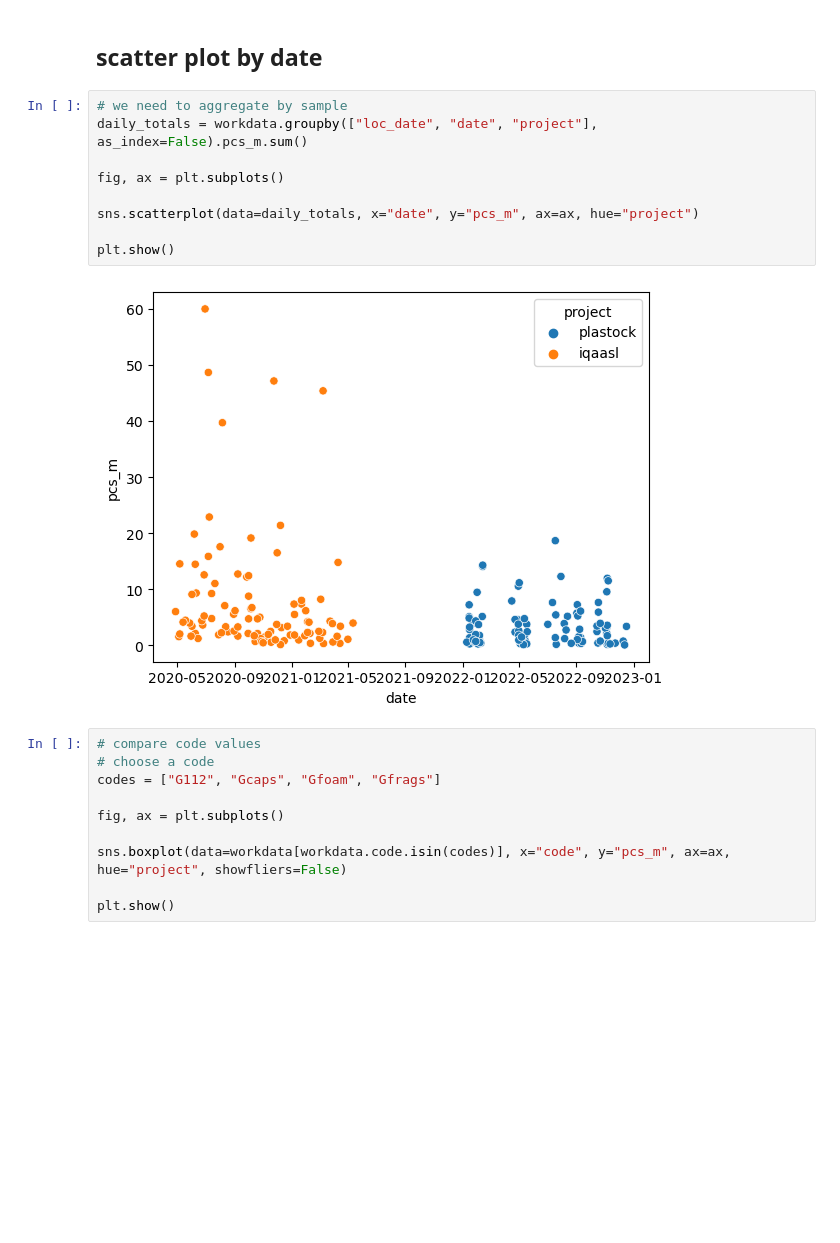
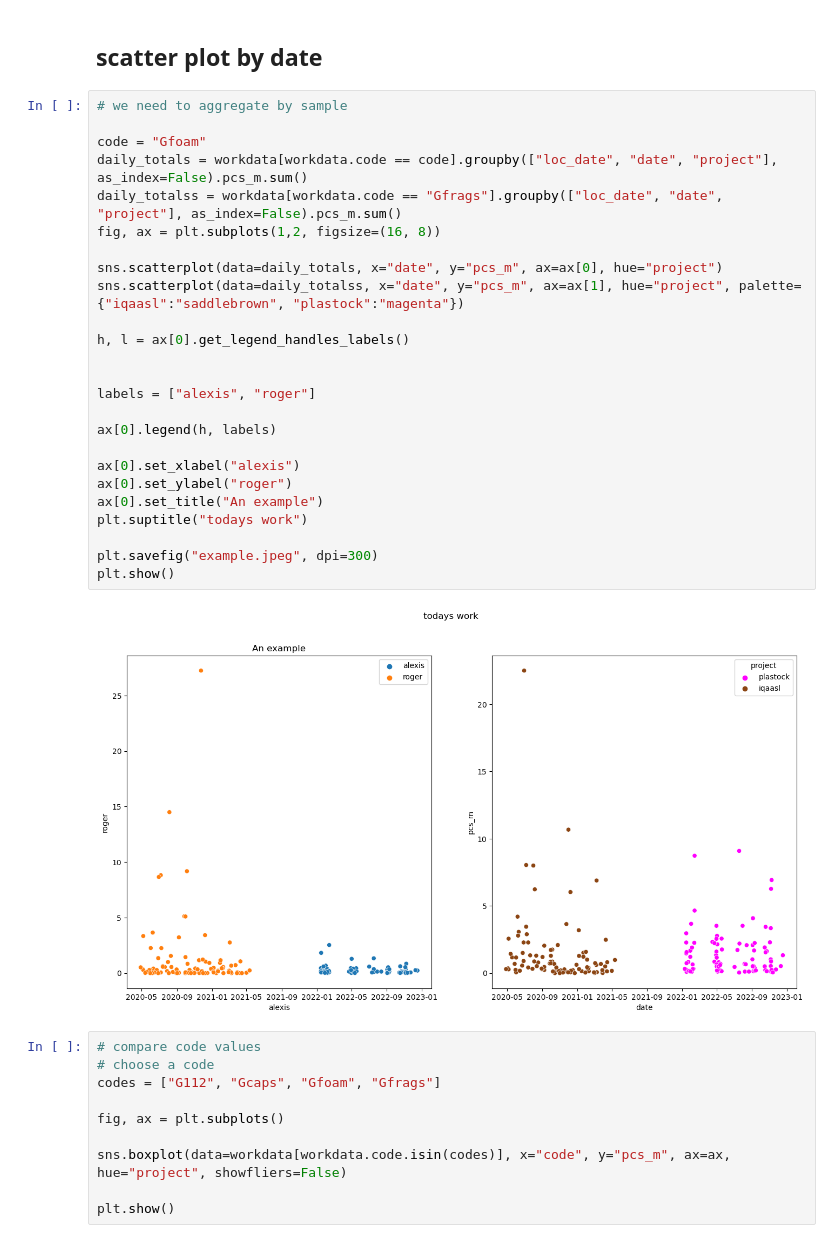
Before and after one commit to AssociationSauvegardeLeman/plastock, a Jupyter notebook: plastock_iqaasl.ipynb, the cells around one changed output. Cells and saved outputs as stored; diff of their text form; blank space fills up the shorter version.

Commit message:
discussion scatter plots

```diff
--- a/plastock_iqaasl.ipynb
+++ b/plastock_iqaasl.ipynb
@@ -201,15 +201,31 @@ pstock[pstock.code == "Gfrags"]
 ## scatter plot by date
 # %%
 # we need to aggregate by sample
-daily_totals = workdata.groupby(["loc_date", "date", "project"], as_index=False).pcs_m.sum()
 
-fig, ax = plt.subplots()
+code = "Gfoam"
+daily_totals = workdata[workdata.code == code].groupby(["loc_date", "date", "project"], as_index=False).pcs_m.sum()
+daily_totalss = workdata[workdata.code == "Gfrags"].groupby(["loc_date", "date", "project"], as_index=False).pcs_m.sum()
+fig, ax = plt.subplots(1,2, figsize=(16, 8))
 
-sns.scatterplot(data=daily_totals, x="date", y="pcs_m", ax=ax, hue="project")
+sns.scatterplot(data=daily_totals, x="date", y="pcs_m", ax=ax[0], hue="project")
+sns.scatterplot(data=daily_totalss, x="date", y="pcs_m", ax=ax[1], hue="project", palette= {"iqaasl":"saddlebrown", "plastock":"magenta"})
 
+h, l = ax[0].get_legend_handles_labels()
+
+
+labels = ["alexis", "roger"]
+
+ax[0].legend(h, labels)
+
+ax[0].set_xlabel("alexis")
+ax[0].set_ylabel("roger")
+ax[0].set_title("An example")
+plt.suptitle("todays work")
+
+plt.savefig("example.jpeg", dpi=300)
 plt.show()
 # %% [output]
-[figure, old version]
+[figure, new version]
 # %%
 # compare code values
 # choose a code
```
Also changed, not shown: parts of 2 cells of this notebook, 1 other file.
